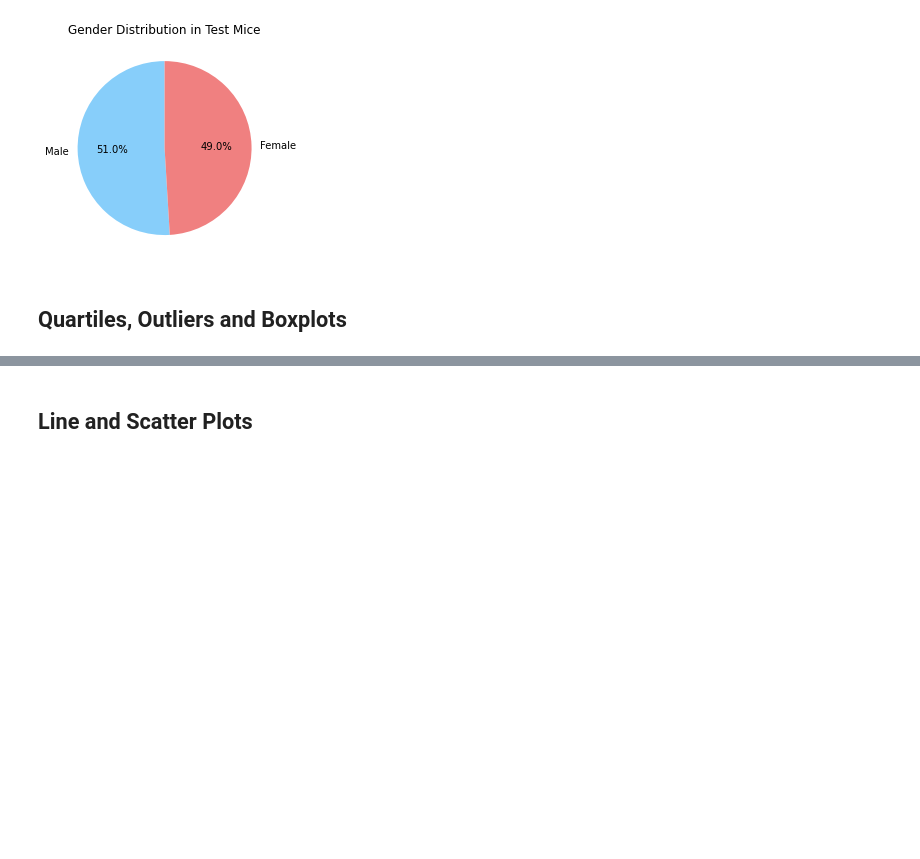
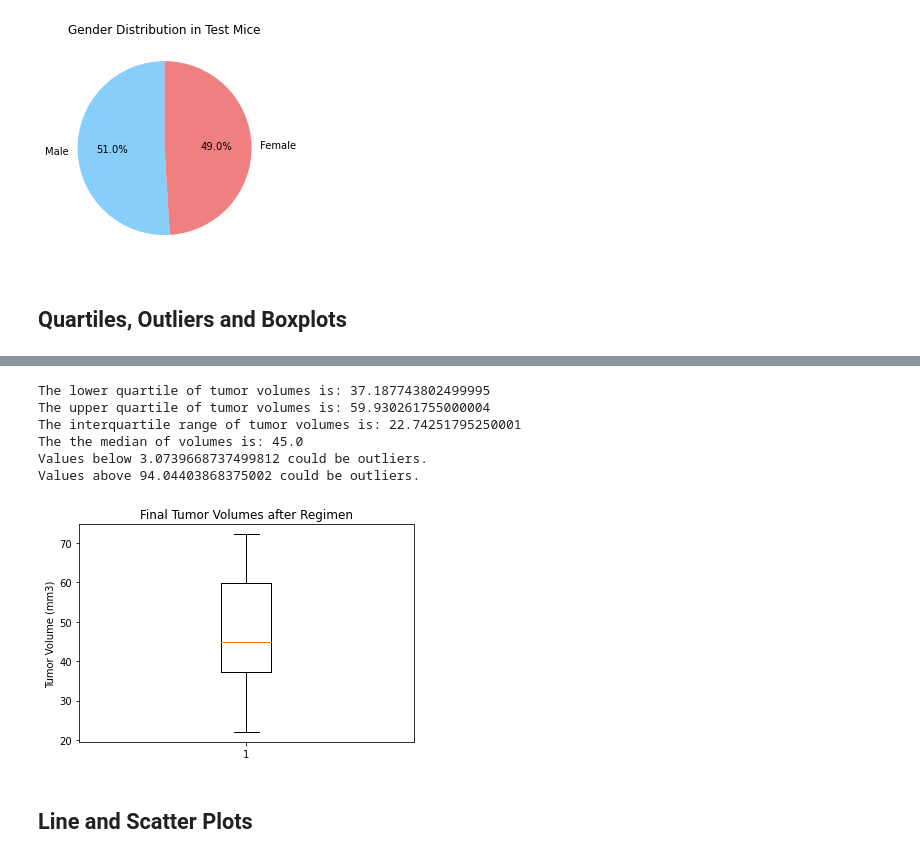
Before and after one commit to pulliam-chris/Matplotlib-Pharma, a Jupyter notebook: pymaceuticals_main.ipynb, the cells around one changed output, grey strips where cells are left out. Drawn from its saved outputs; the diff is of its cells as text; code cells hidden in the pictures; blank space fills up the shorter version.

```diff
--- a/pymaceuticals_main.ipynb
+++ b/pymaceuticals_main.ipynb
@@ -262,6 +280,17 @@ gender_counts.plot(kind='pie',title='Gender Distribution in Test Mice', startang
 # Capomulin, Ramicane, Infubinol, and Ceftamin
 
 # Start by getting the last (greatest) timepoint for each mouse
+final_t = study_results_clean.loc[(study_results_clean["Drug Regimen"] == "Capomulin") |
+                        (study_results_clean["Drug Regimen"] == "Ramicane") |
+                        (study_results_clean["Drug Regimen"] == "Infubinol") |
+                        (study_results_clean["Drug Regimen"] == "Ceftamin")]
 
+final_t = final_t.groupby("Mouse ID")
+final_t = final_t["Timepoint"].max()
+#final_t
 
 # Merge this group df with the original dataframe to get the tumor volume at the last timepoint
+final_tumor_size = pd.merge(final_t, study_results_clean, how="left", on=["Mouse ID", "Mouse ID"])
+final_tumor_size2 = final_tumor_size.loc[final_tumor_size["Timepoint_x"] == final_tumor_size["Timepoint_y"]]
+#only final volume entries
+final_tumor_size2
@@ -268,12 +311,31 @@ gender_counts.plot(kind='pie',title='Gender Distribution in Test Mice', startang
 # %%
 # Put treatments into a list for a for loop (and later for plot labels)
-
+treatments = ["Capomulin", "Ramicane", "Infubinol", "Ceftamin"]
 
 # Create empty list to fill with tumor vol data (for plotting)
-
+volume_data = []
 
 # Calculate the IQR and quantitatively determine if there are any potential outliers.
 
+volume_data = final_tumor_size2.iloc[:,3]
+volume_data = volume_data
+#volume_data.sort()
+#print(volume_data)
+
+quartiles = volume_data.quantile([.25,.5,.75])
+lowerq = quartiles[0.25]
+upperq = quartiles[0.75]
+iqr = upperq-lowerq
+
+print(f"The lower quartile of tumor volumes is: {lowerq}")
+print(f"The upper quartile of tumor volumes is: {upperq}")
+print(f"The interquartile range of tumor volumes is: {iqr}")
+print(f"The the median of volumes is: {quartiles[0.5]} ")
+
+lower_bound = lowerq - (1.5*iqr)
+upper_bound = upperq + (1.5*iqr)
+print(f"Values below {lower_bound} could be outliers.")
+print(f"Values above {upper_bound} could be outliers.")
 
     # Locate the rows which contain mice on each drug and get the tumor volumes
 
@@ -282,8 +344,23 @@ gender_counts.plot(kind='pie',title='Gender Distribution in Test Mice', startang
 
 
     # Determine outliers using upper and lower bounds
+# %% [output]
+The lower quartile of tumor volumes is: 37.187743802499995
+The upper quartile of tumor volumes is: 59.930261755000004
+The interquartile range of tumor volumes is: 22.74251795250001
+The the median of volumes is: 45.0
+Values below 3.0739668737499812 could be outliers.
+Values above 94.04403868375002 could be outliers.
 # %%
 # Generate a box plot of the final tumor volume of each mouse across four regimens of interest
+volume_data
+fig1, ax1 = plt.subplots()
+ax1.set_title('Final Tumor Volumes after Regimen')
+ax1.set_ylabel('Tumor Volume (mm3)')
+ax1.boxplot(volume_data)
+plt.show()
+# %% [output]
+[figure, added]
 # %% [markdown]
 ## Line and Scatter Plots
 # %%
```
Also changed, not shown: parts of 7 cells of this notebook.
